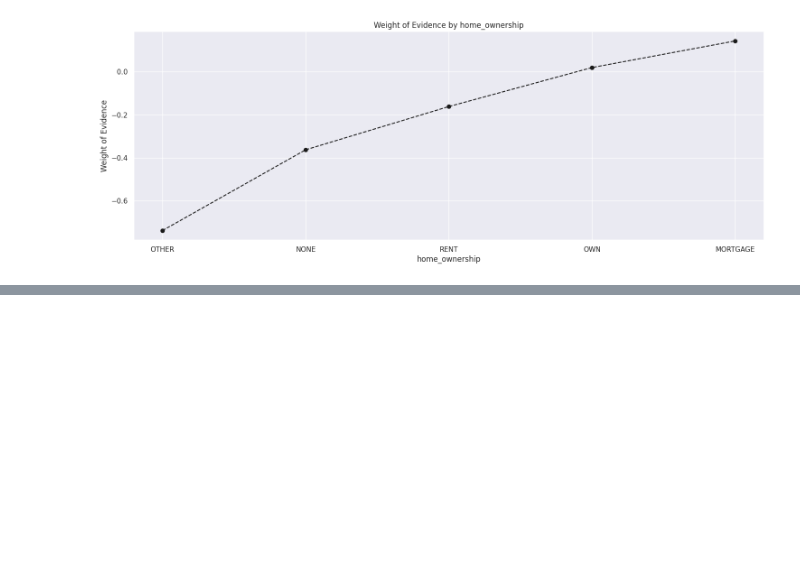
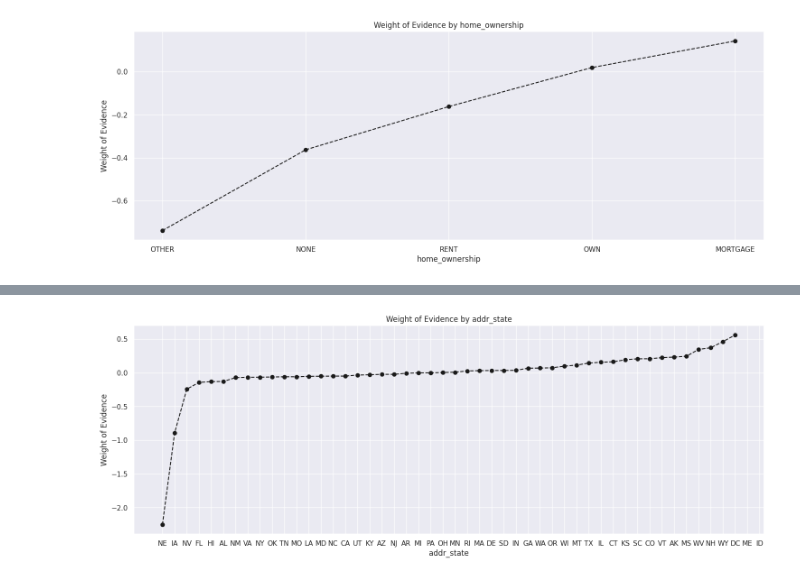
Before and after one commit to Priyan437/Credit-Risk-Analysis-Model, a Jupyter notebook: Credit_Risk_Analysis.ipynb, the cells around one changed output, grey strips where cells are left out. Cells and saved outputs as stored; diff of their text form; code cells hidden in the pictures; blank space fills up the shorter version.

```diff
--- a/Credit_Risk_Analysis.ipynb
+++ b/Credit_Risk_Analysis.ipynb
@@ -9,7 +11,7 @@ sns.set()
 # %%
 ## Data is loaded in df name object and then first top 5 data is printed.
 
-df = pd.read_csv('/content/(Copy) loan_data_2007_2014.csv')
+df = pd.read_csv('/(Copy) loan_data_2007_2014.csv')
 df.head()
 # %% [output]
 |  | Unnamed: 0 | id | member_id | loan_amnt | funded_amnt | funded_amnt_inv | term | int_rate | ... |
@@ -482,0 +488,3 @@ x_train['home_ownership:RENT_OTHER_NONE ANY'] = sum([x_train['home_ownership:REN
+# %%
+df_temp = woe_discrete(x_train, 'addr_state', y_train)
+df_temp
@@ -482,0 +509,4 @@ x_train['home_ownership:RENT_OTHER_NONE ANY'] = sum([x_train['home_ownership:REN
+# %%
+plot_by_WoE(df_temp)
+# %% [output]
+[figure, added]
```
Also changed, not shown: parts of 23 cells of this notebook.
